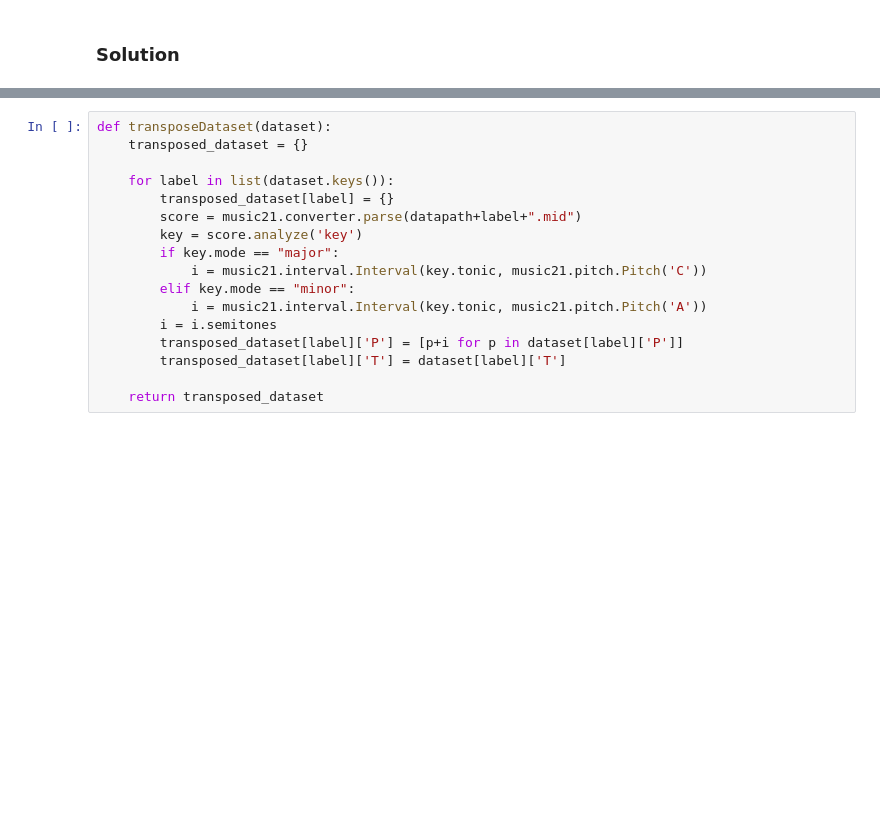
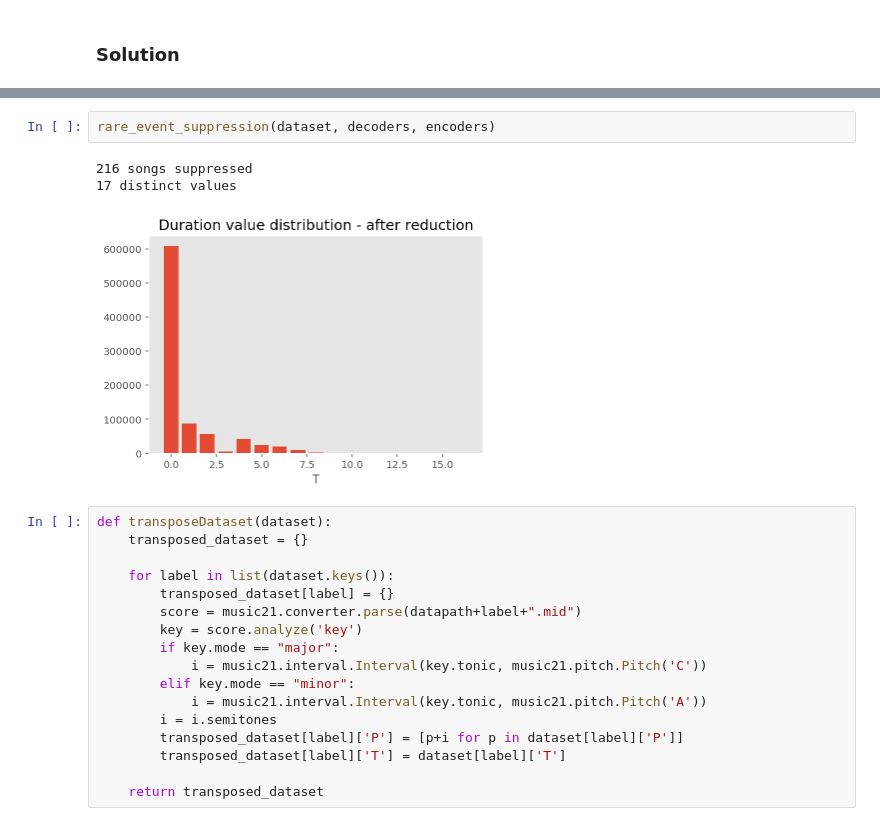
Before and after one commit to adrian-valente/ANN_project1, a Jupyter notebook: miniproject2.ipynb, the cells around one changed output, grey strips where cells are left out. Drawn from its saved outputs; the diff is of its cells as text; blank space fills up the shorter version.

```diff
--- a/miniproject2.ipynb
+++ b/miniproject2.ipynb
@@ -400,3 +477,9 @@ Finally, you shoud recompute the tokenization step for your brand new filtered a
+# %%
+rare_event_suppression(dataset, decoders, encoders)
+# %% [output]
+216 songs suppressed
+17 distinct values
+[figure, added]
 # %%
 def transposeDataset(dataset):
     transposed_dataset = {}
```
Also changed, not shown: parts of 16 cells of this notebook.
